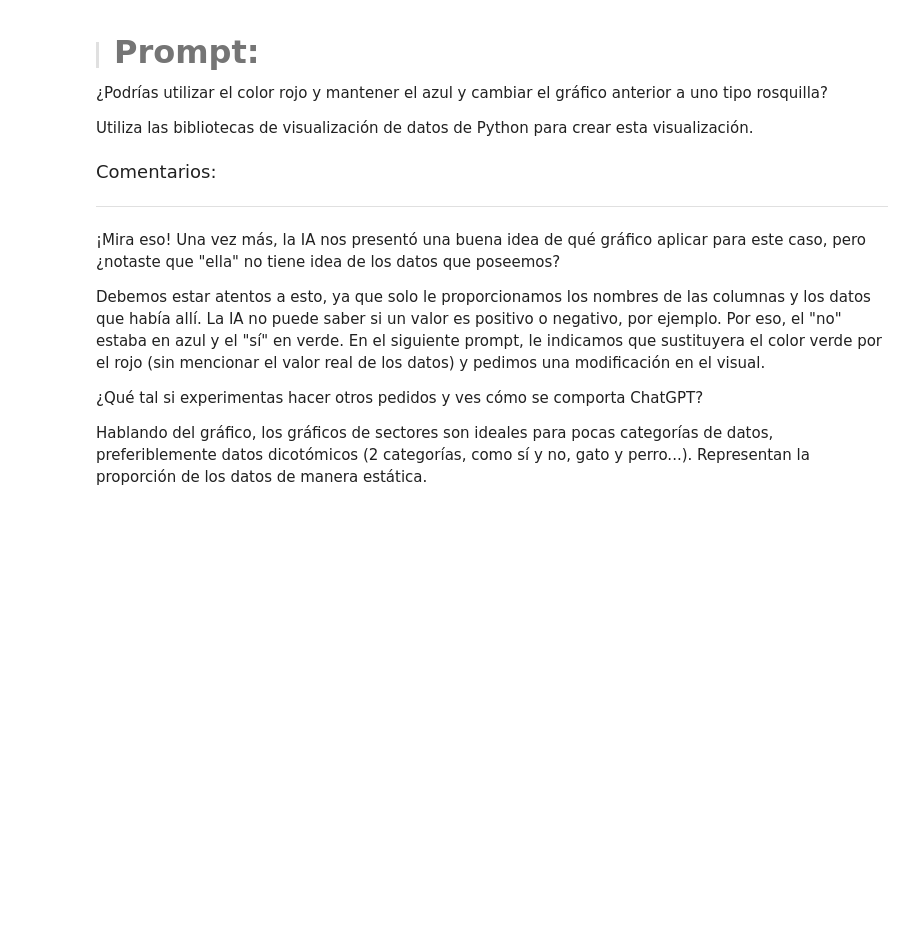
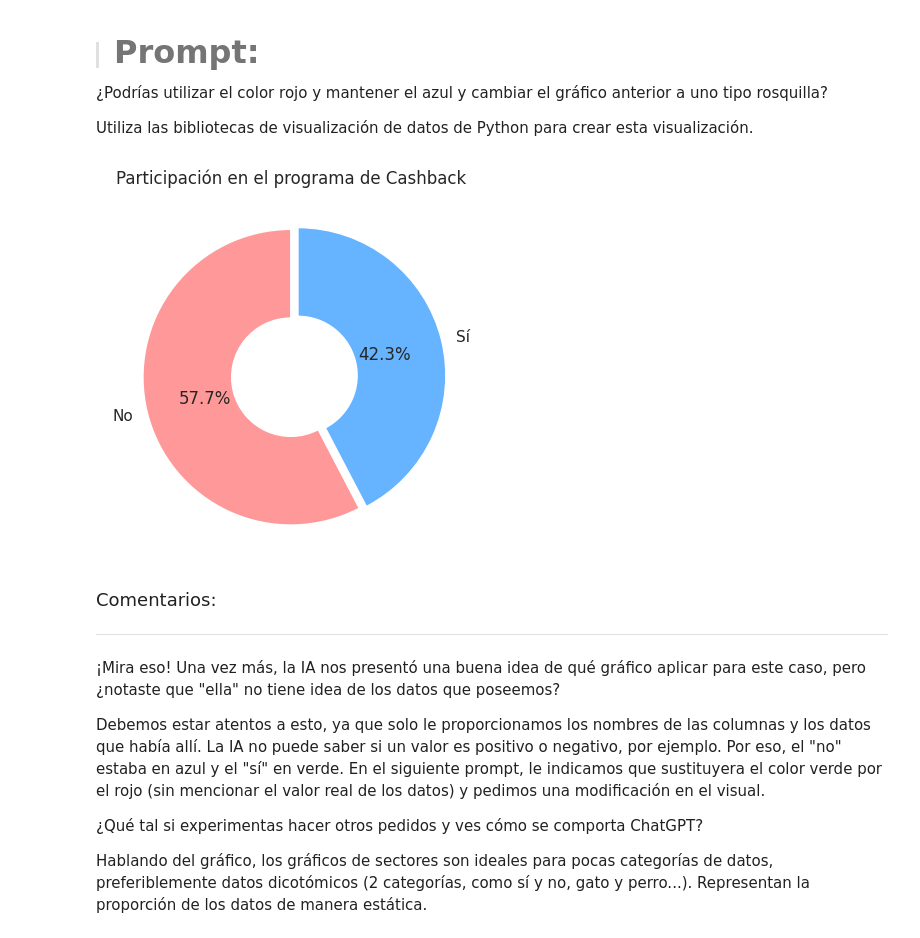
Before and after one commit to JLuceroVasquez/ia-aplicada-a-data-science-construccion-de-visualizaciones, a Jupyter notebook: IA_aplicada_a_ciencia_de_datos.ipynb, the cells around one changed output. Drawn from its saved outputs; the diff is of its cells as text; code cells hidden in the pictures; blank space fills up the shorter version.

```diff
--- a/IA_aplicada_a_ciencia_de_datos.ipynb
+++ b/IA_aplicada_a_ciencia_de_datos.ipynb
@@ -911,6 +933,30 @@ Utiliza las bibliotecas de visualización de datos de Python para crear esta vis
 ¿Podrías utilizar el color rojo y mantener el azul y cambiar el gráfico anterior a uno tipo rosquilla?
 
 Utiliza las bibliotecas de visualización de datos de Python para crear esta visualización.
+# %%
+# Crear gráfico de pastel
+fig, ax = plt.subplots()
+
+'''
+El circulo interior tiene un radio de R - 40%R. Siendo R el radio desde el
+centro hasta los bordes de las secciones
+'''
+ax.pie(
+    cashback_counts,
+    labels=cashback_counts.index,
+    autopct='%1.1f%%',
+    startangle=90,
+    colors=['#ff9999', '#66b3ff'],  # Colores
+    explode=[0.05 if label == 'Sí' else 0 for label in cashback_counts.index],  # Resaltar "Sí" si deseas
+    wedgeprops={'width': 0.6} #Se grafica un anillo.
+)
+
+ax.set_title('Participación en el programa de Cashback')
+ax.set_aspect('equal')  # Para que el gráfico sea circular
+
+plt.show()
+# %% [output]
+[figure, added]
 # %% [markdown]
 <font color="7b71ff" size=4> Comentarios: </font>
 
```
Also changed, not shown: parts of 11 cells of this notebook.
